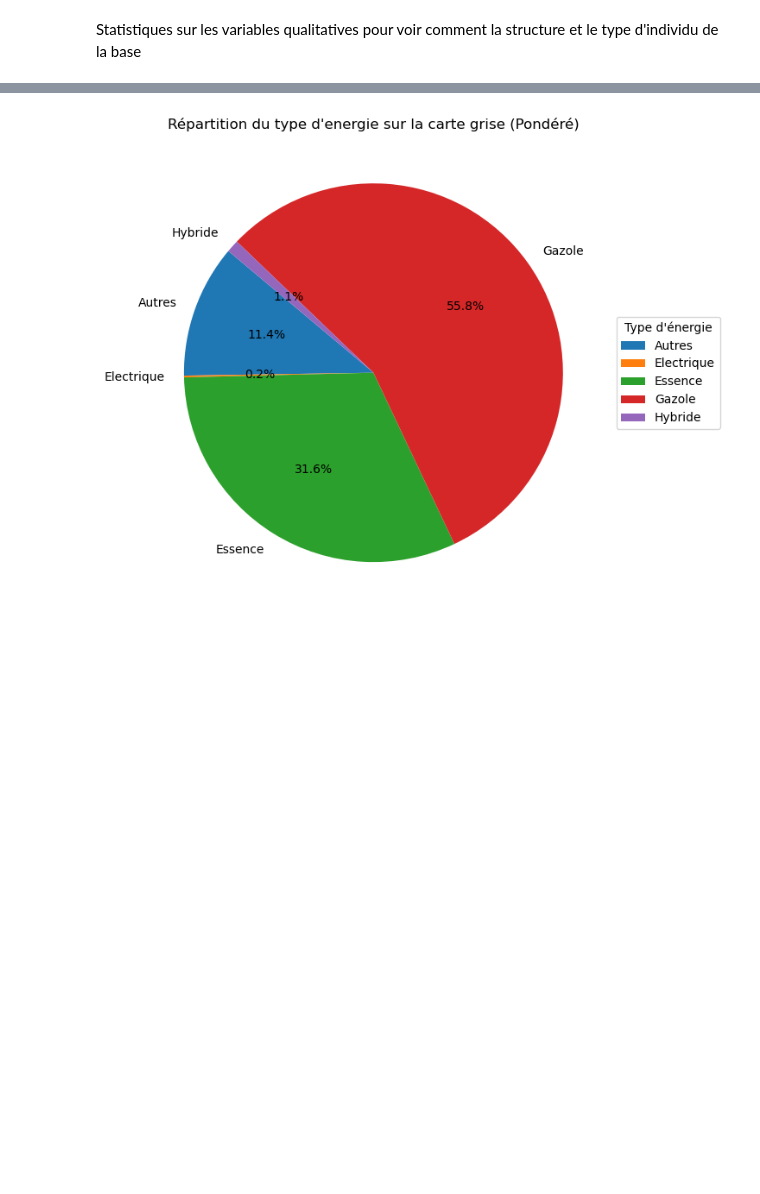
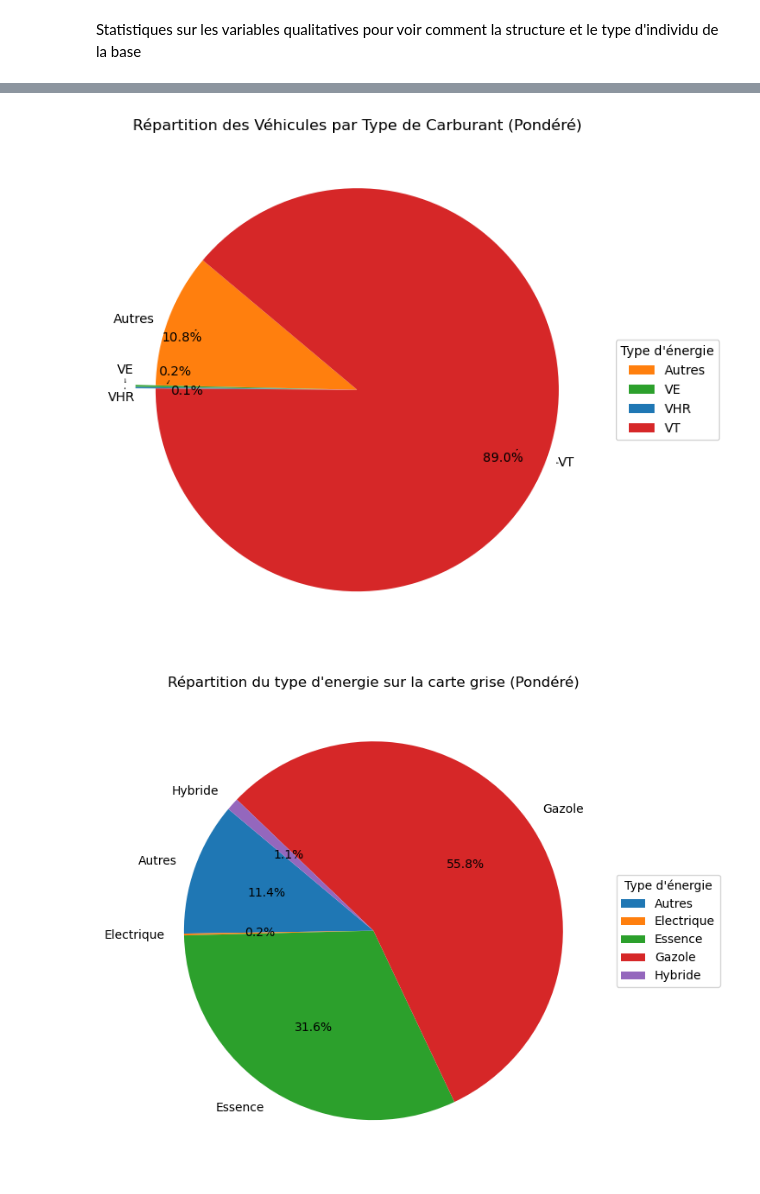
Before and after one commit to HugoMorand/Statapp, a Jupyter notebook: StatDes/StatDes.ipynb, the cells around one changed output, grey strips where cells are left out. Drawn from its saved outputs; the diff is of its cells as text; code cells hidden in the pictures; blank space fills up the shorter version.

```diff
--- a/StatDes/StatDes.ipynb
+++ b/StatDes/StatDes.ipynb
@@ -149,3 +128,46 @@ Name: pond_veh, dtype: float64
+# %%
+import matplotlib.pyplot as plt
+from adjustText import adjust_text
+
+# Définition des couleurs
+couleurs = {
+    "VHR": "#1f77b4",    # Bleu
+    "VT": "#d62728",     # Rouge
+    "VE": "#2ca02c",     # Vert
+    "Autres": "#ff7f0e"  # Orange
+}
+
+# Compter les effectifs pondérés
+frequences_ponderees = df_voit.groupby("energie_groupe")["pond_veh"].sum()
+
+# Définir l'explosion pour mettre en avant les petites parts
+explode = [0.1 if val < frequences_ponderees.max() * 0.05 else 0 for val in frequences_ponderees]
+
+# Création du graphique
+plt.figure(figsize=(8, 6))
+wedges, texts, autotexts = plt.pie(
+    frequences_ponderees,
+    colors=[couleurs[c] for c in frequences_ponderees.index],
+    labels=frequences_ponderees.index,
+    autopct='%1.1f%%',  # Affiche tous les %
+    startangle=140,
+    pctdistance=0.85,  # Éloigne les % du centre
+    labeldistance=1.05,  # Éloigne les labels
+    explode=explode  # Met en avant les petites parts
+)
+
+# Ajustement des textes pour éviter le chevauchement
+texts.extend(autotexts)  # Inclure les labels et pourcentages
+adjust_text(texts, only_move={'points': 'y', 'text': 'y'}, arrowprops=dict(arrowstyle="->", color='black', lw=0.5))
+
+# Ajouter une légende
+plt.legend(frequences_ponderees.index, title="Type d'énergie", loc="center left", bbox_to_anchor=(1, 0.5))
+
+plt.title("Répartition des Véhicules par Type de Carburant (Pondéré)")
+plt.tight_layout()
+plt.show()
+# %% [output]
+[figure, added]
 # %%
 # Compter les fréquences de chaque energie carte Grise
 frequences_ponderees = df_voit.groupby("energie_cartegrise")["pond_veh"].sum()
```
Also changed, not shown: parts of 5 cells of this notebook.
